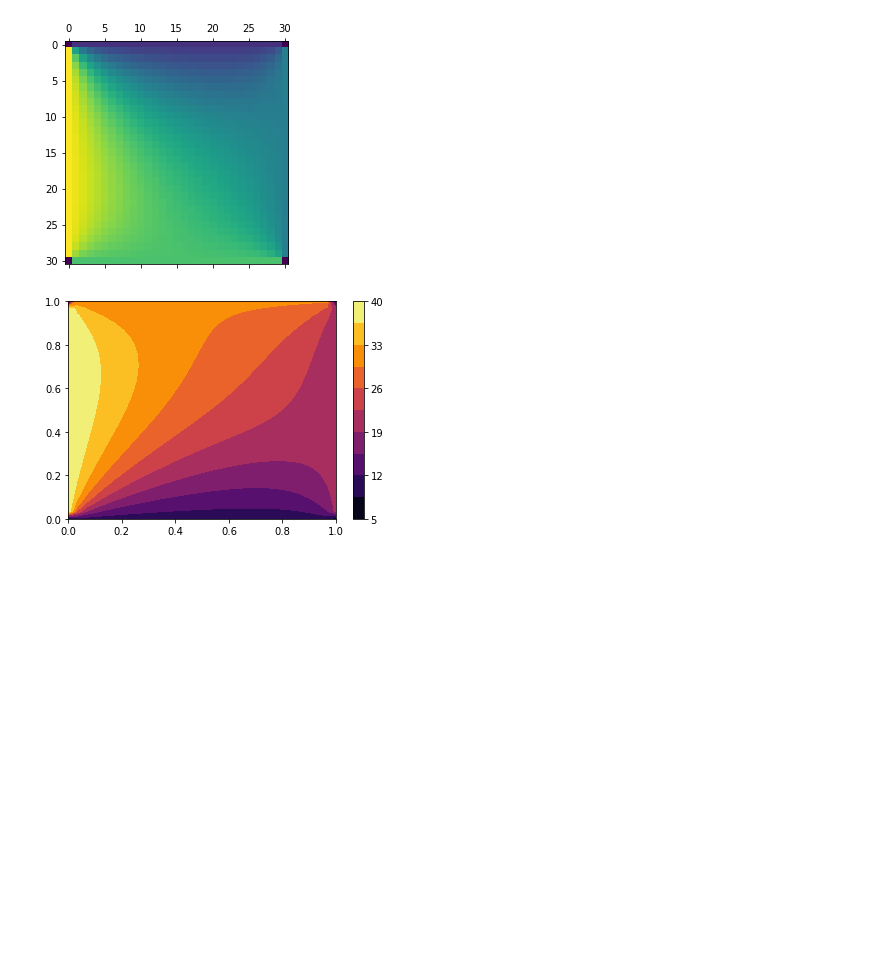
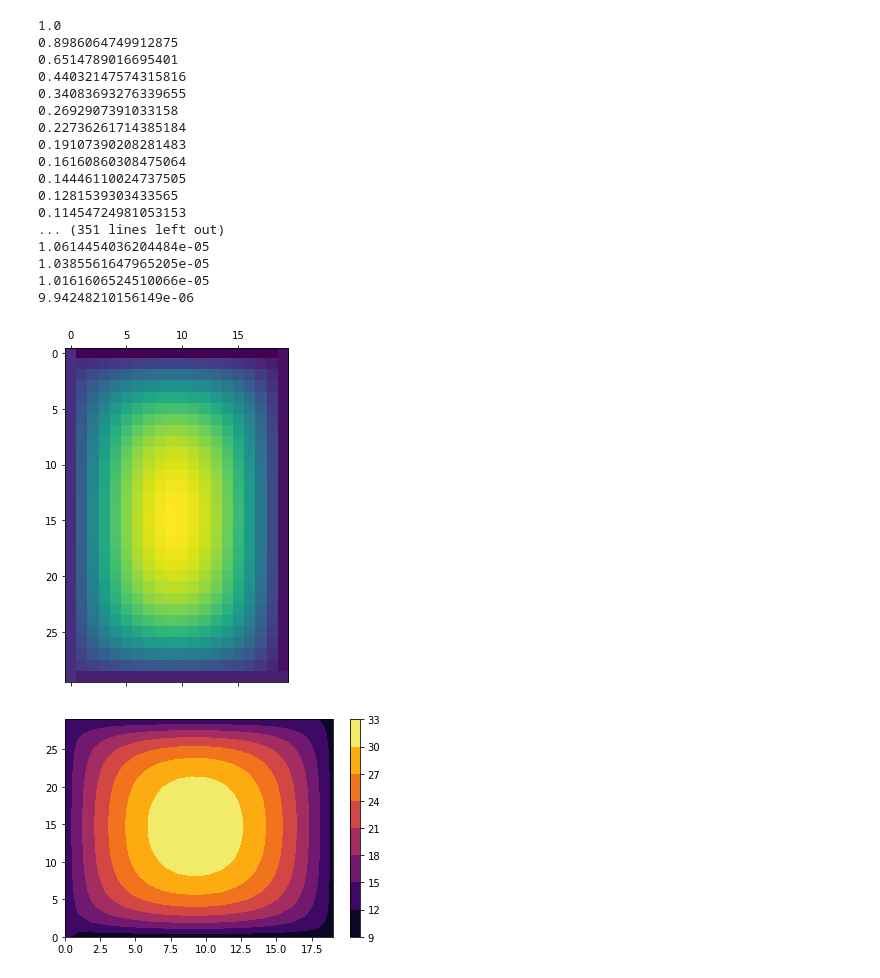
Before and after one commit to maksimovia/HT, a Jupyter notebook: 2D Стационар.ipynb, the cells around one changed output. Cells and saved outputs as stored; diff of their text form; code cells hidden in the pictures; blank space fills up the shorter version.

```diff
--- a/2D Стационар.ipynb
+++ b/2D Стационар.ipynb
@@ -1,50 +38,67 @@
 # %%
-#2D квадратная сетка стационар ГУ-1
+#2D стационар ГУ-1 прямоугольная сетка
 import numpy as np
 import matplotlib.pyplot as plt
 
 T1 = 10
-T2 = 20
-T3 = 30
-T4 = 40
+T2 = 11
+T3 = 12
+T4 = 13
 
 lamda = 50
-qv = 1000
+qv = 10**6
 
-L = 1
-M = 31
-l = L/(M-1)
+W = 0.1
+H = 0.2
 
-T = np.zeros((M,M))
+N = 20
+M = 30
 
+dx = W/N
+dy = H/M
+
+T = np.zeros((M,N))
 T[0,:]  = T1
 T[:,-1] = T2
 T[-1,:] = T3
 T[:,0]  = T4
 
-T[0,0]   = 5
-T[0,-1]  = 5
-T[-1,0]  = 5
-T[-1,-1] = 5
+for i in range(99999):
 
-for i in range(99999):
     Told = T.copy()
 
-    for n in range(1,M-1):
-        for m in range(1,M-1):
-            T[n,m] = ( T[n,m-1] + T[n,m+1] + T[n-1,m] + T[n+1,m] + qv*l**2/lamda )/4
+    for m in range(1,M-1):
+        for n in range(1,N-1):
+            T[m,n] = ( (T[m,n-1]+T[m,n+1])/dx**2 + (T[m-1,n]+T[m+1,n])/dy**2 + qv/lamda)/(2/dx**2+2/dy**2)
 
-    if np.amax((T-Told)/T) < 10**-5:
+    error = np.amax(abs(T-Told)/T)
+    print(error)
+    if error < 10**-5:
         break
 
 plt.matshow(T)
 plt.show()
 
-n=10
-X = [i*l for i in range(M)]
-plt.contourf(X,X,T, cmap='inferno', levels =[np.amin(T)+i*(np.amax(T)-np.amin(T))/n for i in range(n+1)])
-plt.colorbar(ticks = [np.amin(T)+i*(np.amax(T)-np.amin(T)) for i in np.arange(0,1.1,0.20)])
+plt.contourf(T, cmap='inferno')
+plt.colorbar()
 plt.show()
 # %% [output]
+1.0
+0.8986064749912875
+0.6514789016695401
+0.44032147574315816
+0.34083693276339655
+0.2692907391033158
+0.22736261714385184
+0.19107390208281483
+0.16160860308475064
+0.14446110024737505
+0.1281539303433565
+0.11454724981053153
+... (351 lines left out)
+1.0614454036204484e-05
+1.0385561647965205e-05
+1.0161606524510066e-05
+9.94248210156149e-06
-[figure, old version]
+[figure, new version]
-[figure, old version]
+[figure, new version]
```
Also changed, not shown: parts of 5 cells of this notebook, 4 other files.
